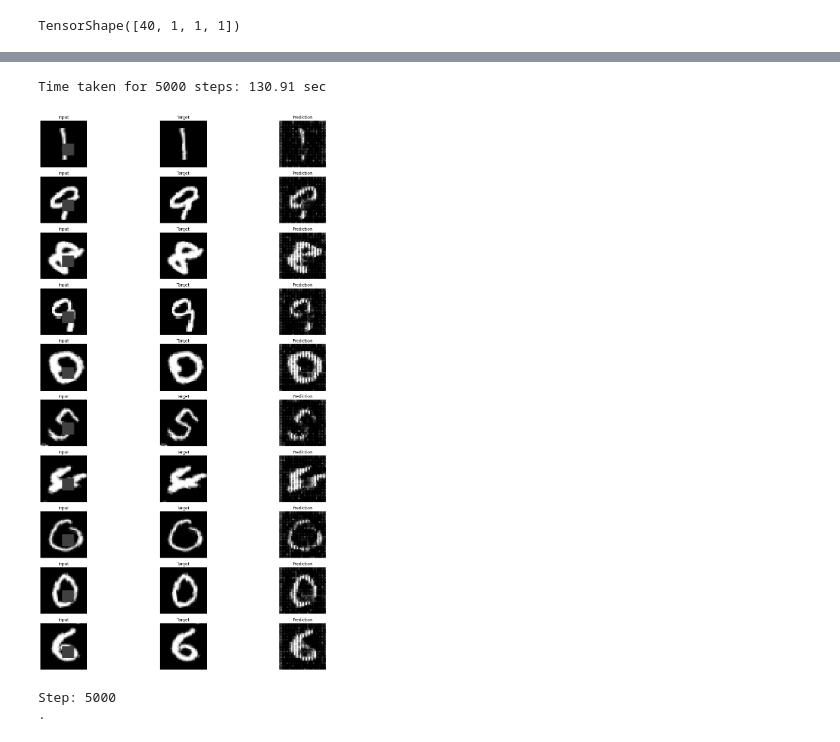
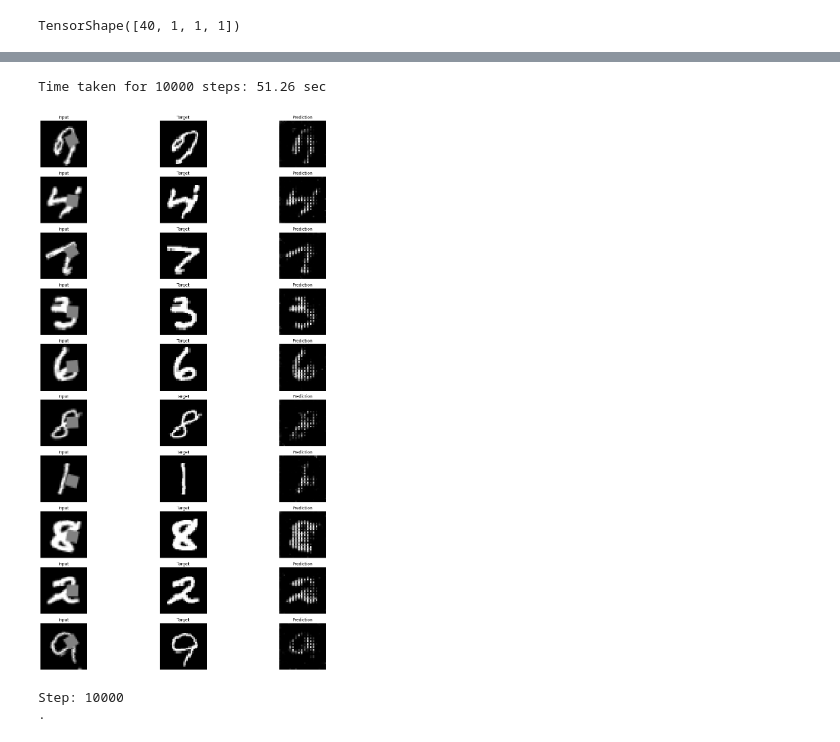
Before and after one commit to Robotmurlock/MATF-ML-pix2pix-CycleGAN, a Jupyter notebook: 01-pix2pix-mnist-long.ipynb, the cells around one changed output, grey strips where cells are left out. Drawn from its saved outputs; the diff is of its cells as text; code cells hidden in the pictures.

```diff
--- a/01-pix2pix-mnist-long.ipynb
+++ b/01-pix2pix-mnist-long.ipynb
@@ -129,7 +165,7 @@ def create_mnist_input(img, radius=4):
     img_input_right = img_input[x_coord+radius:, :, :]
     img_input_top = img_input[x_coord-radius:x_coord+radius, :y_coord-radius, :]
     img_input_bottom = img_input[x_coord-radius:x_coord+radius, y_coord+radius:, :]
-    img_input_center = tf.ones(shape=(2*radius, 2*radius, 1)) * 64
+    img_input_center = tf.ones(shape=(2*radius, 2*radius, 1)) * 128
     img_input_bottom_center_top = tf.concat([img_input_top, img_input_center, img_input_bottom], axis=1)
     img_input = tf.concat([img_input_left, img_input_bottom_center_top, img_input_right], axis=0)
 
@@ -150,18 +186,16 @@ def tf_pipeline(tf_dataset, img_size: int, batch_size: int):
     """
     # noinspection PyUnresolvedReferences
     rotation = layers.RandomRotation(factor=(-0.1, 0.1))
-    flip = tf.keras.layers.RandomFlip()
 
     # Konvertovanje ulaza u sliku dimenzije [img_size]x[img_size]
     tf_dataset = tf_dataset.map(lambda x: tf.cast(x['image'], tf.float32))
     tf_dataset = tf_dataset.map(lambda x: tf.image.resize(x, (img_size, img_size), method='nearest'))
 
-    # Neophodno je da postoji neka vrsta suma
-    tf_dataset = tf_dataset.map(lambda x: rotation(x))
-    tf_dataset = tf_dataset.map(lambda x: x if np.random.random() <= 0.5 else flip(x))
-
     # Dodavanje nasumicne "beline" na sliku
     tf_dataset = tf_dataset.map(create_mnist_input)
+
+    # Neophodno je da postoji neka vrsta suma
+    tf_dataset = tf_dataset.map(lambda x, y: (rotation(x), y))
 
     # Pikseli sa normalizuju na interval [0, 1]
     tf_dataset = tf_dataset.map(lambda x, y: (x / 255.0, y / 255.0))
@@ -424,7 +455,7 @@ checkpoint = tf.train.Checkpoint(
     generator=generator,
     discriminator=discriminator)
 # %%
-def test_image_generation(gen_model, input_batch, target_batch, img_size, rows=4):
+def test_image_generation(gen_model, input_batch, target_batch, img_size, rows=3):
     """
     Pomocna funkcija za vizualizaciju perfomansi modela.
     :param gen_model: Generator
@@ -543,9 +574,9 @@ class CGAN:
         :param target: Prava slika
         :return: Loss
         """
-        gen_output = self.generator(input_image, training=True)
-        disc_real_output = self.discriminator([input_image, target], training=True)
-        disc_generated_output = self.discriminator([input_image, gen_output], training=True)
+        gen_output = self.generator(input_image)
+        disc_real_output = self.discriminator([input_image, target])
+        disc_generated_output = self.discriminator([input_image, gen_output])
         gen_total_loss, gen_gan_loss, gen_l1_loss = \
             generator_loss(disc_generated_output, gen_output, target, alpha=self.alpha)
         disc_loss = discriminator_loss(disc_real_output, disc_generated_output)
@@ -612,19 +643,19 @@ class CGAN:
 # %%
 cgan = CGAN(
   generator=generator,
   discriminator=discriminator,
   alpha=1e-2,
   generator_optimizer=generator_optimizer,
   discriminator_optimizer=discriminator_optimizer,
   summary_writer=summary_writer,
   checkpoint=checkpoint,
   checkpoint_prefix=checkpoint_prefix
 )
-train_history, val_history = cgan.fit(tf_train, tf_test, steps=5000, test_generation_period=1000, n_test_examples=10)
+train_history, val_history = cgan.fit(tf_train, tf_test, steps=10000, test_generation_period=1000, n_test_examples=10)
 # %% [output]
-Time taken for 5000 steps: 130.91 sec
+Time taken for 10000 steps: 51.26 sec
-[figure, old version]
+[figure, new version]
-Step: 5000
+Step: 10000
 .
 # %%
 # Prikazivanje rezultata na skupu za treniranje i validaciju/testiranje
```
Also changed, not shown: parts of 8 cells of this notebook, 9 other files.
